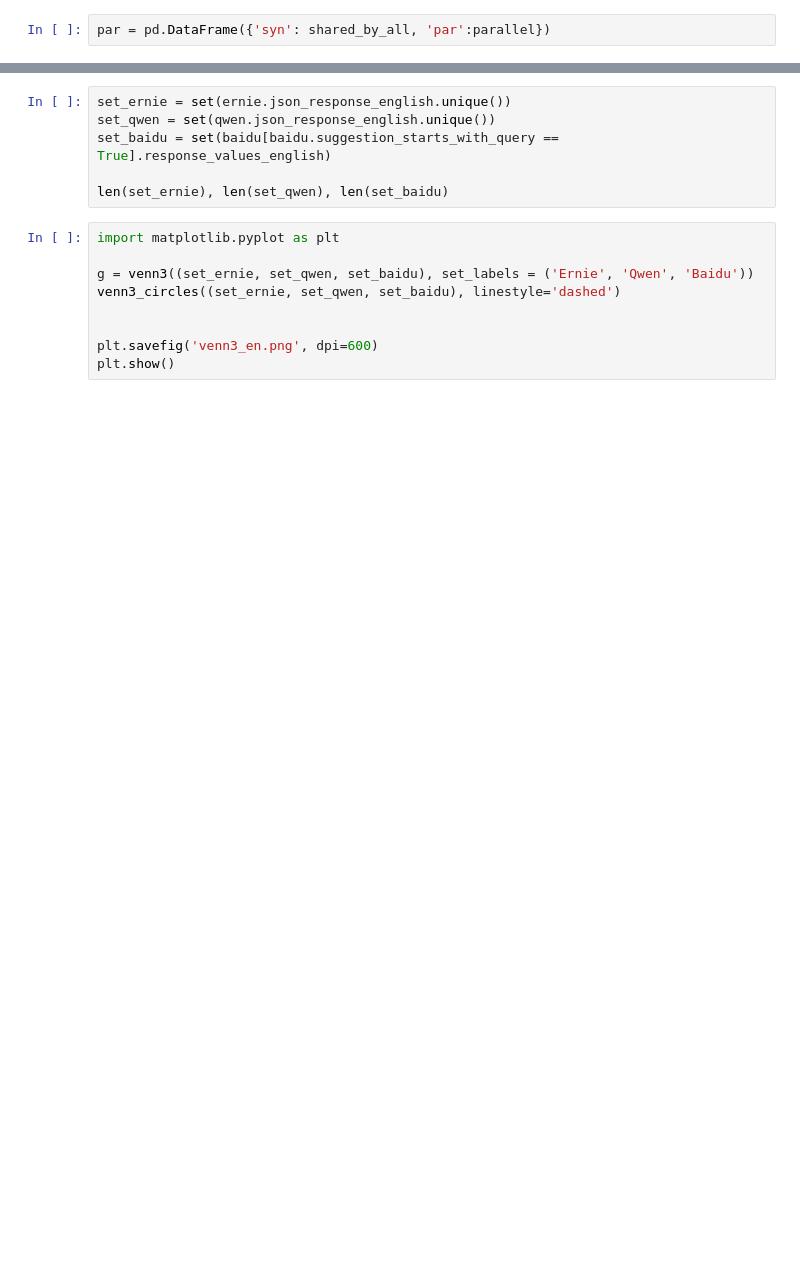
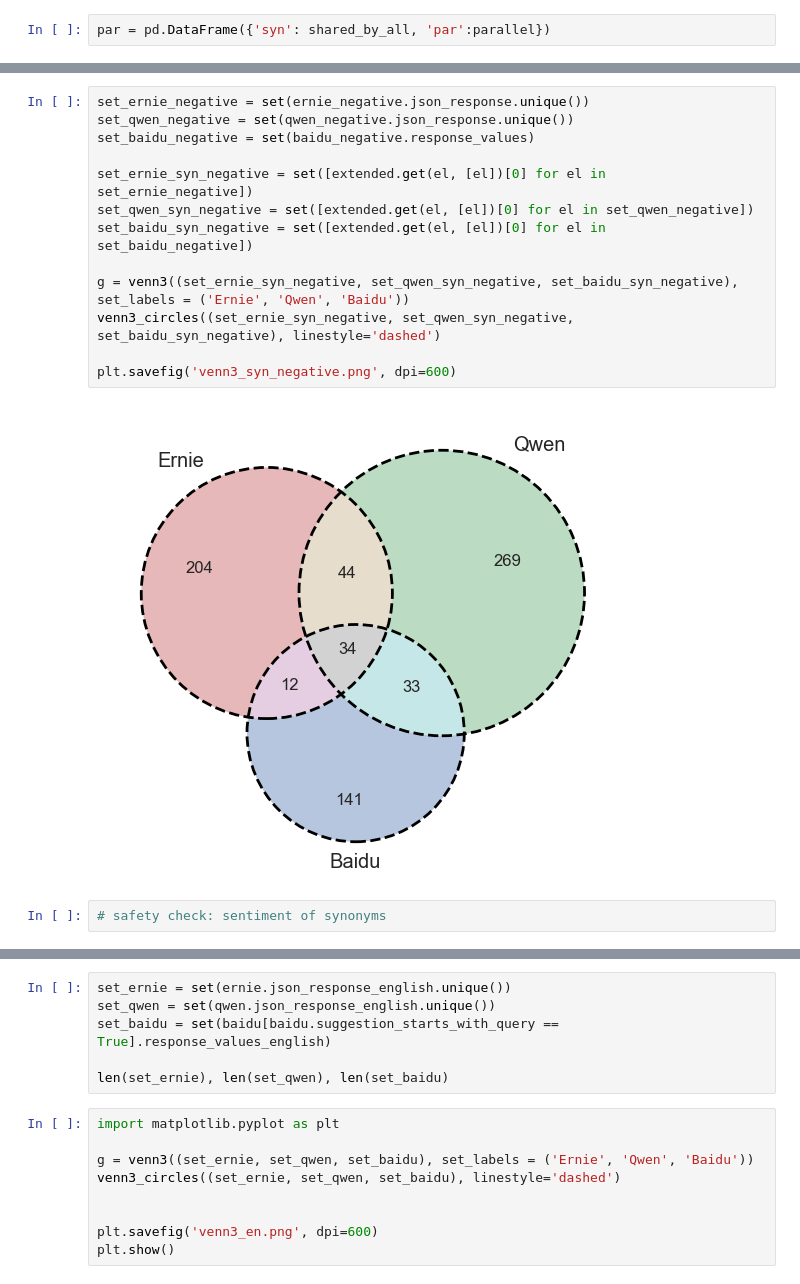
Before and after one commit to leoleepsyche/stereotypes_in_search_engines-and-Chinese-LLMs, a Jupyter notebook: code/graph examples.ipynb, the cells around one changed output, grey strips where cells are left out. Cells and saved outputs as stored; diff of their text form; blank space fills up the shorter version.

```diff
--- a/code/graph examples.ipynb
+++ b/code/graph examples.ipynb
@@ -506,0 +599,17 @@ plt.show()
+# %%
+set_ernie_negative = set(ernie_negative.json_response.unique())
+set_qwen_negative = set(qwen_negative.json_response.unique())
+set_baidu_negative = set(baidu_negative.response_values)
+
+set_ernie_syn_negative = set([extended.get(el, [el])[0] for el in set_ernie_negative])
+set_qwen_syn_negative = set([extended.get(el, [el])[0] for el in set_qwen_negative])
+set_baidu_syn_negative = set([extended.get(el, [el])[0] for el in set_baidu_negative])
+
+g = venn3((set_ernie_syn_negative, set_qwen_syn_negative, set_baidu_syn_negative), set_labels = ('Ernie', 'Qwen', 'Baidu'))
+venn3_circles((set_ernie_syn_negative, set_qwen_syn_negative, set_baidu_syn_negative), linestyle='dashed')
+
+plt.savefig('venn3_syn_negative.png', dpi=600)
+# %% [output]
+[figure, added]
+# %%
+# safety check: sentiment of synonyms
```
Also changed, not shown: parts of 30 cells of this notebook.
